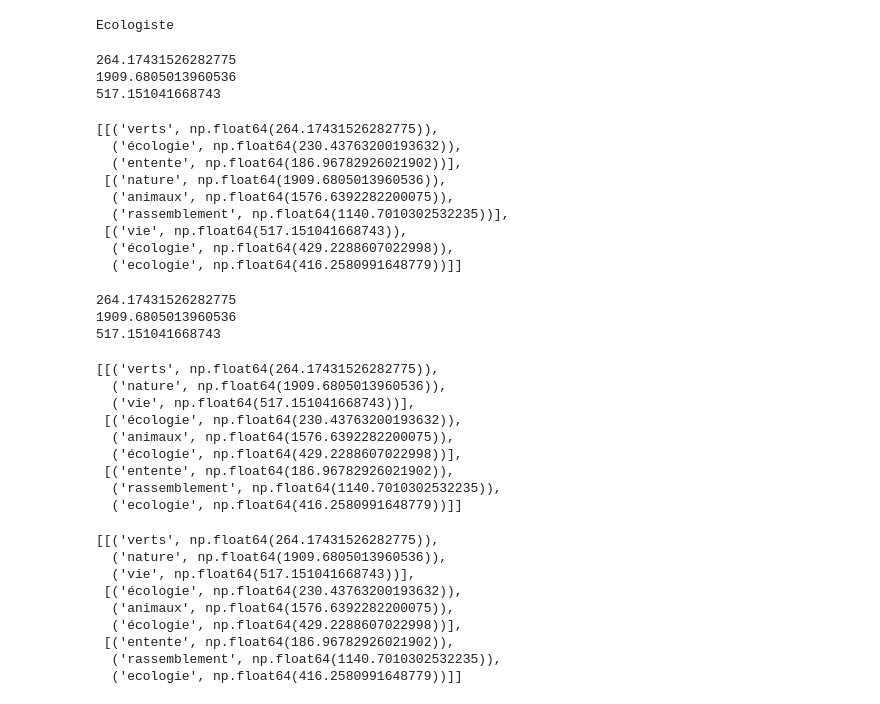
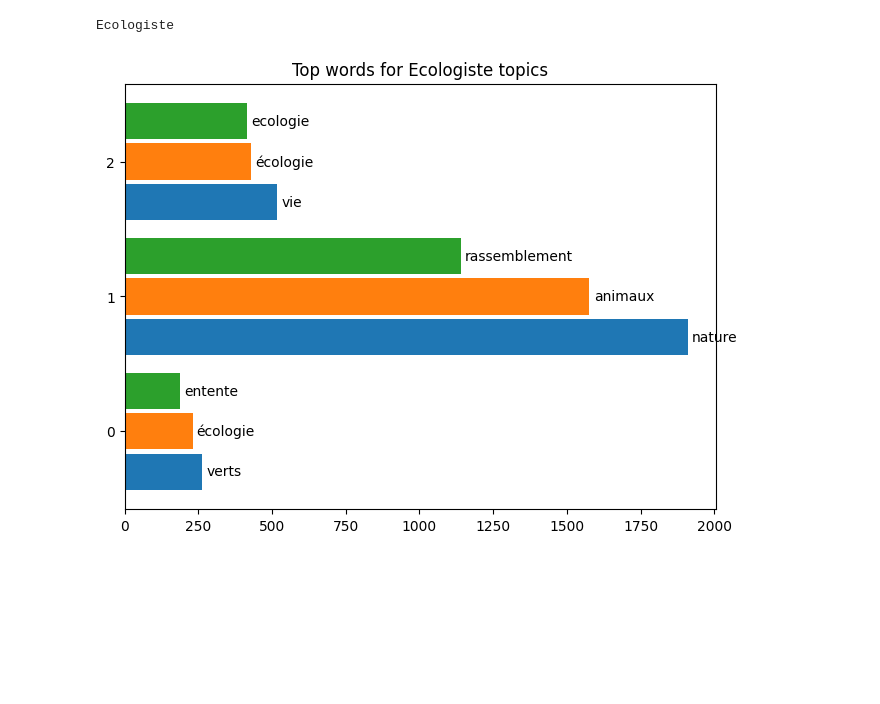
Before and after one commit to lecoqm/NLP, a Jupyter notebook: LDA.ipynb, the cells around one changed output. Drawn from its saved outputs; the diff is of its cells as text; code cells hidden in the pictures; blank space fills up the shorter version.

Commit message:
got most of the graph right

```diff
--- a/LDA.ipynb
+++ b/LDA.ipynb
@@ -90,35 +90,32 @@ def top_mots(group , nb_mots=3):
     for _, topic in enumerate(model.components_): # compose output message with top words
         output.append([(features[i], topic[i]) for i in topic.argsort()[:-nb_mots - 1:-1]])# [start (0 if omitted): end : slicing increment]
     return output
-# %%
-for _, topic in enumerate(dict["Ecologiste"][1].components_):
-    print(np.max(topic))
-# %% [output]
-264.17431526282775
-1909.6805013960536
-517.151041668743
 # %%
 group = "Ecologiste"
+
 nb_mots = 3
+mots = top_mots(group, nb_mots)
+nb_topic = len(mots)
 
-mots = top_mots(group, nb_mots)
-mots
+y = np.arange(nb_topic)  # the label locations
+width = 0.3  # the width of the bars
+multiplier = -1
+
+fig, ax = plt.subplots(layout='constrained')
+
+x = [[mots[t][i] for t in range(nb_topic)] for i in range(nb_mots)]
+for n in range(nb_mots):
+    words = [x[n][i][0] for i in range(nb_topic)]
+    proba = [x[n][i][1] for i in range(nb_topic)]
+
+    offset = width * multiplier
+    rects = ax.barh(y + offset, proba, width*0.9, label=word)
+    ax.bar_label(rects, labels=words, padding=3)
+    multiplier += 1
+
+ax.set_title('Top words for ' + group + ' topics')
+plt.yticks(np.arange(nb_topic))
+
+plt.show()
 # %% [output]
-[[('verts', np.float64(264.17431526282775)),
-  ('écologie', np.float64(230.43763200193632)),
-  ('entente', np.float64(186.96782926021902))],
- [('nature', np.float64(1909.6805013960536)),
-  ('animaux', np.float64(1576.6392282200075)),
-  ('rassemblement', np.float64(1140.7010302532235))],
- [('vie', np.float64(517.151041668743)),
-  ('écologie', np.float64(429.2288607022998)),
-  ('ecologie', np.float64(416.2580991648779))]]
+[figure, added]
-# %%
-for topic in mots:
-    for word, proba in topic:
-        print(proba)
-        break
-# %% [output]
-264.17431526282775
-1909.6805013960536
-517.151041668743
@@ -127,25 +121,0 @@ plt.bar(range(len(mots)), list)
-# %%
-
-y
-# %% [output]
-[[('verts', np.float64(264.17431526282775)),
-  ('nature', np.float64(1909.6805013960536)),
-  ('vie', np.float64(517.151041668743))],
- [('écologie', np.float64(230.43763200193632)),
-  ('animaux', np.float64(1576.6392282200075)),
-  ('écologie', np.float64(429.2288607022998))],
- [('entente', np.float64(186.96782926021902)),
-  ('rassemblement', np.float64(1140.7010302532235)),
-  ('ecologie', np.float64(416.2580991648779))]]
-# %%
-y
-# %% [output]
-[[('verts', np.float64(264.17431526282775)),
-  ('nature', np.float64(1909.6805013960536)),
-  ('vie', np.float64(517.151041668743))],
- [('écologie', np.float64(230.43763200193632)),
-  ('animaux', np.float64(1576.6392282200075)),
-  ('écologie', np.float64(429.2288607022998))],
- [('entente', np.float64(186.96782926021902)),
-  ('rassemblement', np.float64(1140.7010302532235)),
-  ('ecologie', np.float64(416.2580991648779))]]
```
Also changed, not shown: parts of 3 cells of this notebook.
